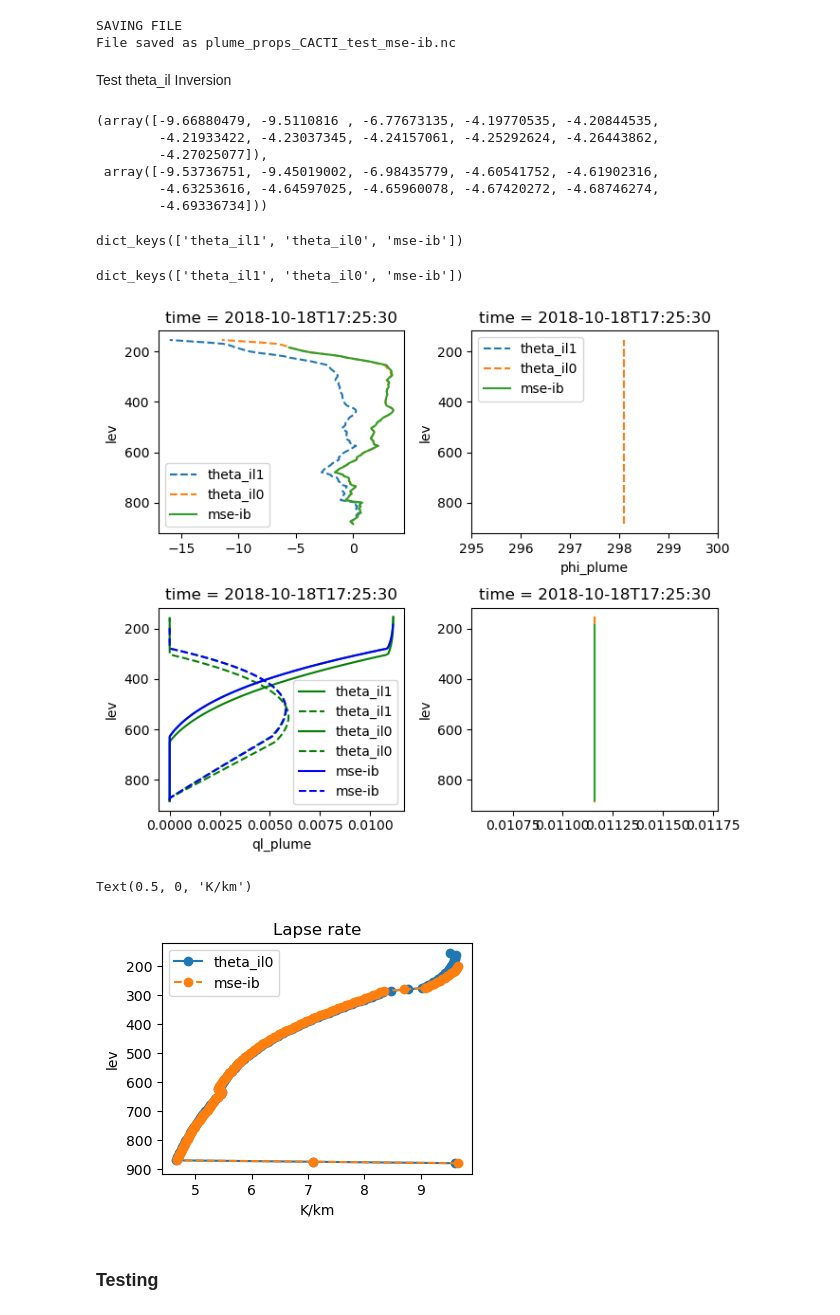
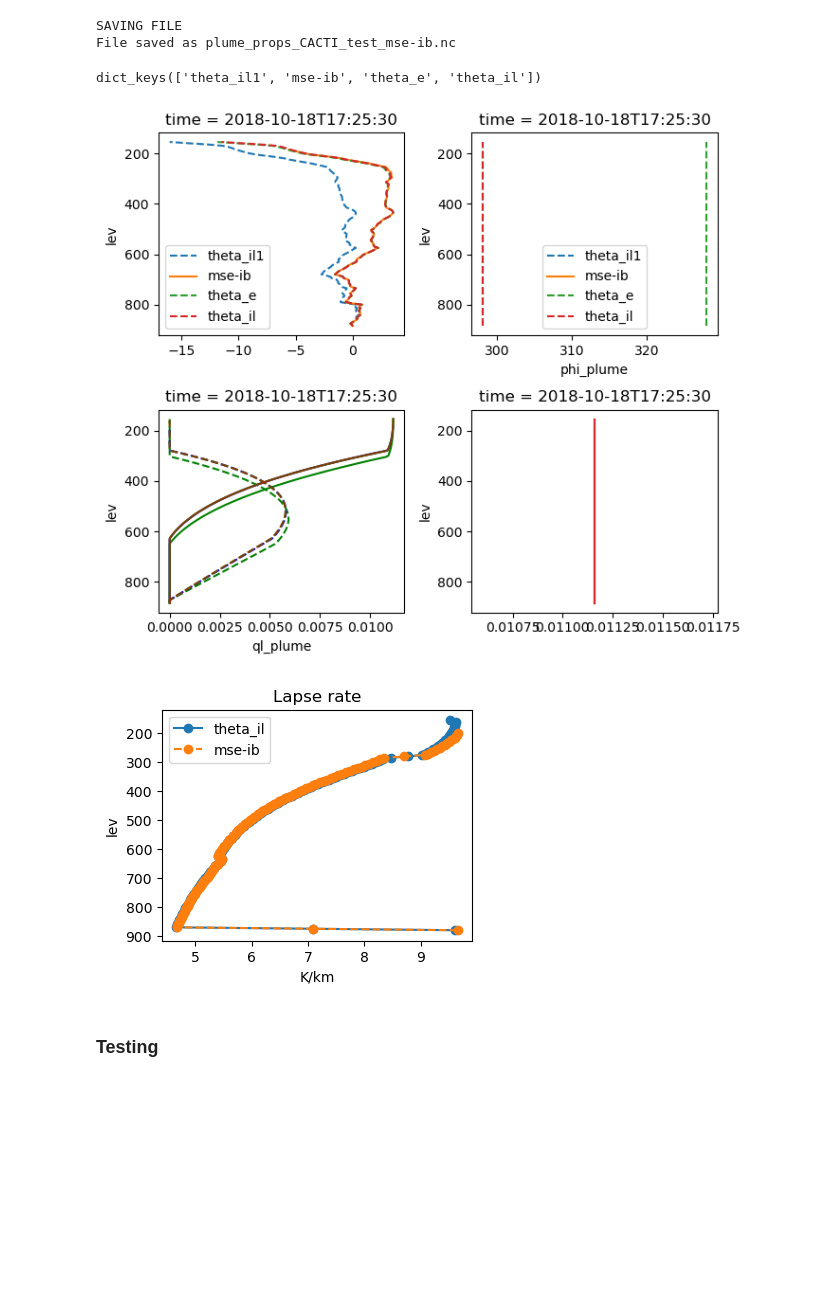
Before and after one commit to climate-systems/plume_model, a Jupyter notebook: test_plume_codes.ipynb, the cells around one changed output. Drawn from its saved outputs; the diff is of its cells as text; code cells hidden in the pictures; blank space fills up the shorter version.

```diff
--- a/test_plume_codes.ipynb
+++ b/test_plume_codes.ipynb
@@ -75,14 +75,3 @@ jp_pm.postprocess_save()
 # %% [output]
 SAVING FILE
 File saved as plume_props_CACTI_test_mse-ib.nc
-# %% [markdown]
-Test theta_il Inversion
-# %%
-np.gradient(T_mse_ib, z0[:11]) * 1e3, np.gradient(T_theta_il, z0[:11]) * 1e3
-# %% [output]
-(array([-9.66880479, -9.5110816 , -6.77673135, -4.19770535, -4.20844535,
-        -4.21933422, -4.23037345, -4.24157061, -4.25292624, -4.26443862,
-        -4.27025077]),
- array([-9.53736751, -9.45019002, -6.98435779, -4.60541752, -4.61902316,
-        -4.63253616, -4.64597025, -4.65960078, -4.67420272, -4.68746274,
-        -4.69336734]))
@@ -99,14 +81,10 @@ ds = xr.open_dataset(fil_out)
 files = [i for i in Path(output_dir).glob('*plume_props_CACTI_test_*.nc')]
 ds = {i.stem.split('test_')[-1] : xr.open_mfdataset(i) for i in files}
 # remove keys
-[ds.pop(k) for k in ['theta_il', 'theta_e', 'theta_il2']]
+# [ds.pop(k) for k in ['theta_il', 'theta_il2']]
 ds.keys()
 # %% [output]
-dict_keys(['theta_il1', 'theta_il0', 'mse-ib'])
+dict_keys(['theta_il1', 'mse-ib', 'theta_e', 'theta_il'])
-# %%
-ds.keys()
-# %% [output]
-dict_keys(['theta_il1', 'theta_il0', 'mse-ib'])
 # %%
 plot_Tdiff = lambda ds, it, ax, ls, label: (ds.T_plume - ds.T_env).isel(time = it).plot(y = 'lev', yincrease = False,
                                                                                     ax = ax, label = label, linestyle = ls)
@@ -131,37 +109,37 @@ for k in ds.keys():
     else:
         ls = '--'
     ds[k].phi_plume.isel(time = it).plot(y = 'lev', yincrease = False, ax = ax, label = k, linestyle = ls)
 ax.legend()
-ax.set_xlim(295, 300)
+# ax.set_xlim(295, 310)
 
 ax = axx[1, 0]
 for k in ds.keys():
 
     if k == 'mse-ib':
         c = 'blue'
         a = 1.0
     elif k == 'theta_il':
         c = 'red'
         a = 0.5
     else:
         c = 'green'
         a = 1.0
 
     ds[k].qi_plume.isel(time = it).plot(y = 'lev', yincrease = False, ax = ax, label = k, color = c, alpha = a)
     ds[k].ql_plume.isel(time = it).plot(y = 'lev', yincrease = False, ax = ax, label = k, linestyle = '--', color = c, alpha = a)
 
-ax.legend()
+# ax.legend()
 ax = axx[1, 1]
 for k in ds.keys():
     qt_plume(ds[k]).isel(time = it).plot(y = 'lev', yincrease = False, ax = ax, label = k)
 plt.tight_layout()
 
-SAVE = False
+SAVE = True
 if SAVE:
     plt.savefig('./plume_computations_compare.pdf', bbox_inches = 'tight', format = 'pdf',
                 dpi = 150)
 # %% [output]
-[figure, old version]
+[figure, new version]
 # %%
 fig, axx = plt.subplots(1, 1, figsize = (4, 3))
 ax = axx
@@ -176,15 +154,18 @@ def compute_lapse_rate(ds):
 
 lr = {k : compute_lapse_rate(ds[k]) for k in ds.keys()}
 
-(lr['theta_il0']).isel(time = 0).plot(y = 'lev', yincrease = False, marker = 'o')
+(lr['theta_il']).isel(time = 0).plot(y = 'lev', yincrease = False, marker = 'o')
 # (lr['theta_e']).isel(time = 0).plot(y = 'lev', yincrease = False, marker = 'o')
 (lr['mse-ib']).isel(time = 0).plot(y = 'lev', yincrease = False, linestyle =  '--', marker = 'o')
-ax.legend(['theta_il0', 'mse-ib'])
+ax.legend(['theta_il', 'mse-ib'])
 ax.set_title('Lapse rate')
 ax.set_xlabel('K/km')
+SAVE = True
+if SAVE:
+    plt.savefig('./lapse_rate.pdf', bbox_inches = 'tight', format = 'pdf',
+                dpi = 150)
 # %% [output]
-Text(0.5, 0, 'K/km')
-[figure, old version]
+[figure, new version]
 # %% [markdown]
 ### Testing
 # %%
```
Also changed, not shown: parts of 3 cells of this notebook.
